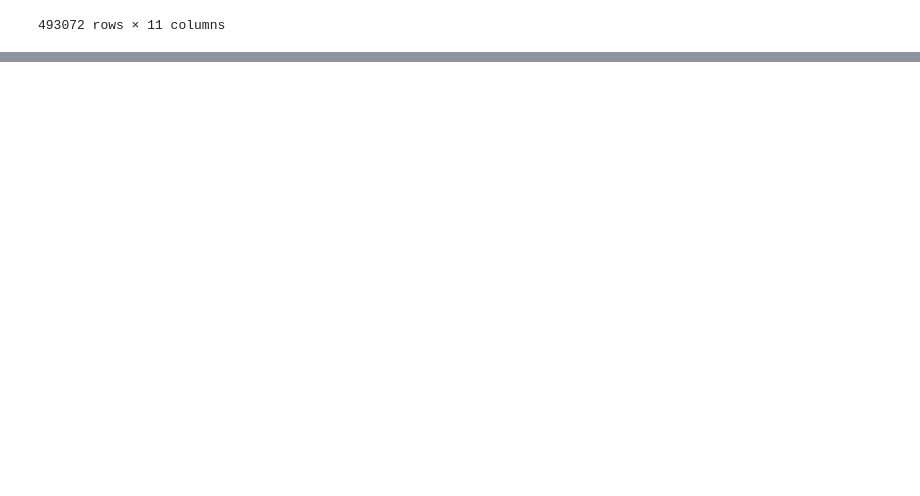
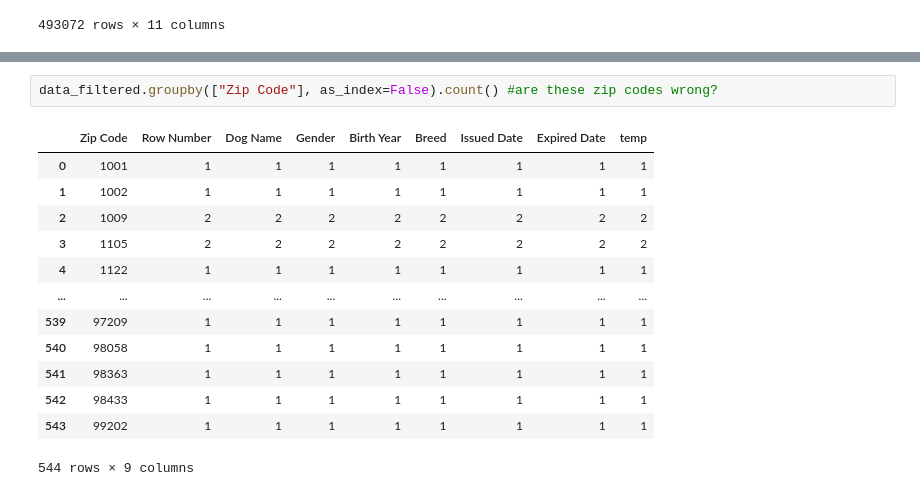
Before and after one commit to ahreed304/dog-names, a Jupyter notebook: python/main.ipynb, the cells around one changed output, grey strips where cells are left out. Cells and saved outputs as stored; diff of their text form; blank space fills up the shorter version.

```diff
--- a/python/main.ipynb
+++ b/python/main.ipynb
@@ -23 +127,17 @@ data
+# %%
+data_filtered.groupby(["Zip Code"], as_index=False).count() #are these zip codes wrong?
+# %% [output]
+|  | Zip Code | Row Number | Dog Name | Gender | Birth Year | Breed | Issued Date | Expired Date | temp |
+| 0 | 1001 | 1 | 1 | 1 | 1 | 1 | 1 | 1 | 1 |
+| 1 | 1002 | 1 | 1 | 1 | 1 | 1 | 1 | 1 | 1 |
+| 2 | 1009 | 2 | 2 | 2 | 2 | 2 | 2 | 2 | 2 |
+| 3 | 1105 | 2 | 2 | 2 | 2 | 2 | 2 | 2 | 2 |
+| 4 | 1122 | 1 | 1 | 1 | 1 | 1 | 1 | 1 | 1 |
+| ... | ... | ... | ... | ... | ... | ... | ... | ... | ... |
+| 539 | 97209 | 1 | 1 | 1 | 1 | 1 | 1 | 1 | 1 |
+| 540 | 98058 | 1 | 1 | 1 | 1 | 1 | 1 | 1 | 1 |
+| 541 | 98363 | 1 | 1 | 1 | 1 | 1 | 1 | 1 | 1 |
+| 542 | 98433 | 1 | 1 | 1 | 1 | 1 | 1 | 1 | 1 |
+| 543 | 99202 | 1 | 1 | 1 | 1 | 1 | 1 | 1 | 1 |
+544 rows × 9 columns
 # %%
```
Also changed, not shown: parts of 9 cells of this notebook.
